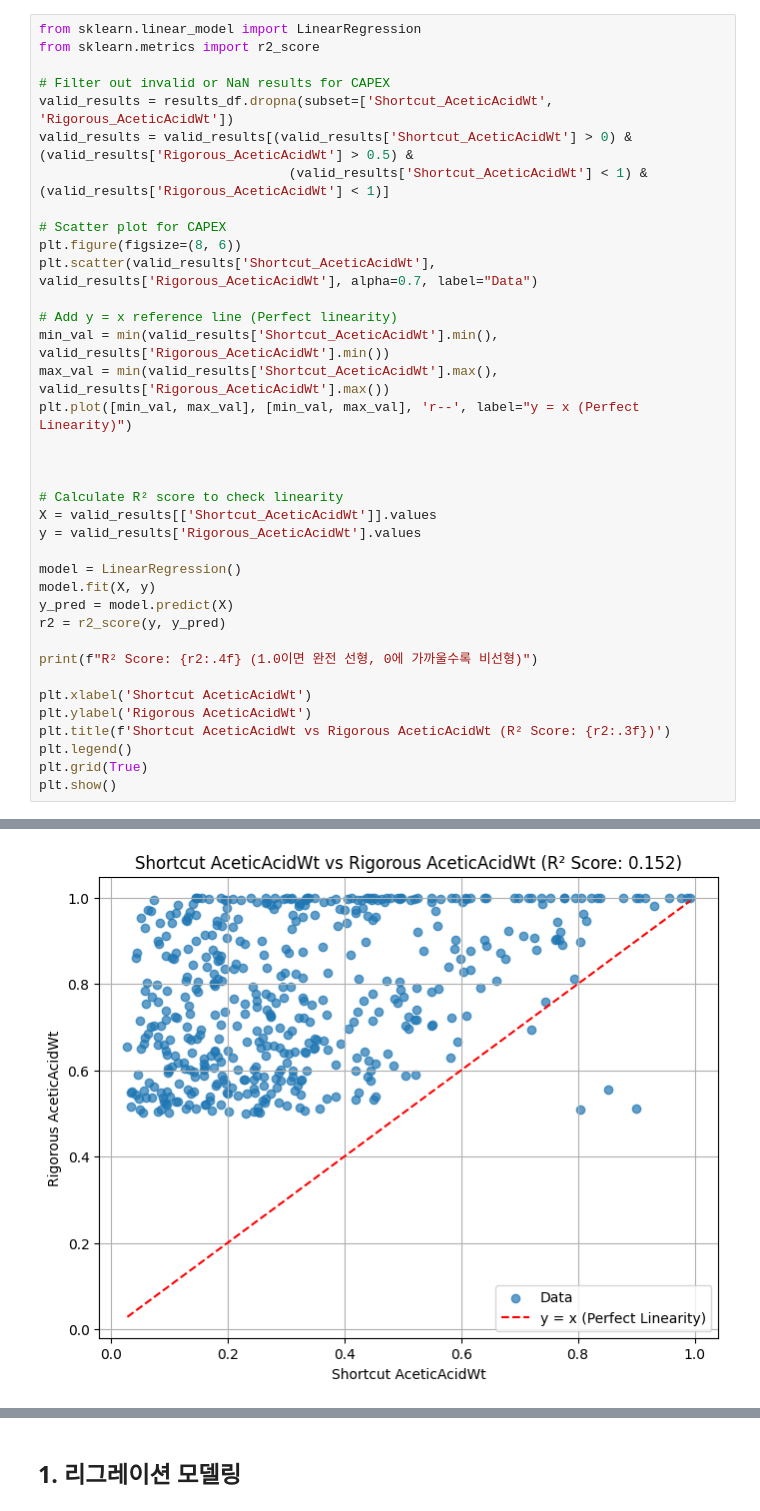
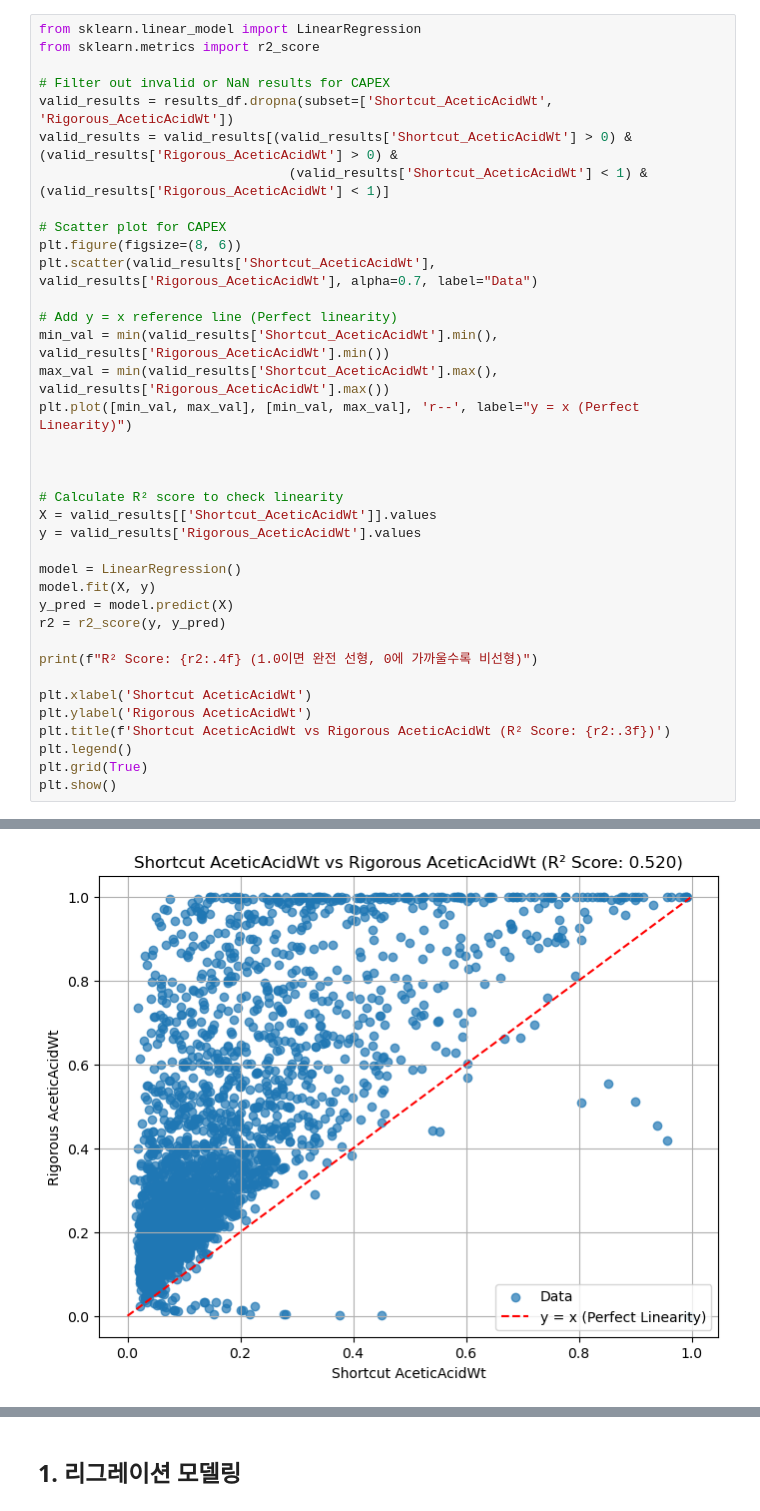
Before and after one commit to jaewook-lee4014/MultiFidelity-ProcessOpt, a Jupyter notebook: 4. Modelling/transfer_learning.ipynb, the cells around one changed output, grey strips where cells are left out. Saved outputs shown, nothing was run; the diff lists cells and outputs as text.

```diff
--- a/4. Modelling/transfer_learning.ipynb
+++ b/4. Modelling/transfer_learning.ipynb
@@ -61,7 +100,7 @@ from sklearn.metrics import r2_score
 
 # Filter out invalid or NaN results for CAPEX
 valid_results = results_df.dropna(subset=['Shortcut_AceticAcidWt', 'Rigorous_AceticAcidWt'])
-valid_results = valid_results[(valid_results['Shortcut_AceticAcidWt'] > 0) & (valid_results['Rigorous_AceticAcidWt'] > 0.5) &
+valid_results = valid_results[(valid_results['Shortcut_AceticAcidWt'] > 0) & (valid_results['Rigorous_AceticAcidWt'] > 0) &
                                 (valid_results['Shortcut_AceticAcidWt'] < 1) & (valid_results['Rigorous_AceticAcidWt'] < 1)]
 
 # Scatter plot for CAPEX
@@ -97,4 +136,4 @@ R² Score: 0.1517 (1.0이면 완전 선형, 0에 가까울수록 비선형)
-[figure, old version]
+[figure, new version]
 # %%
 # Scatter plot for CAPEX
 plt.figure(figsize=(8, 6))
```
Also changed, not shown: parts of 12 cells of this notebook, 3 other files.
